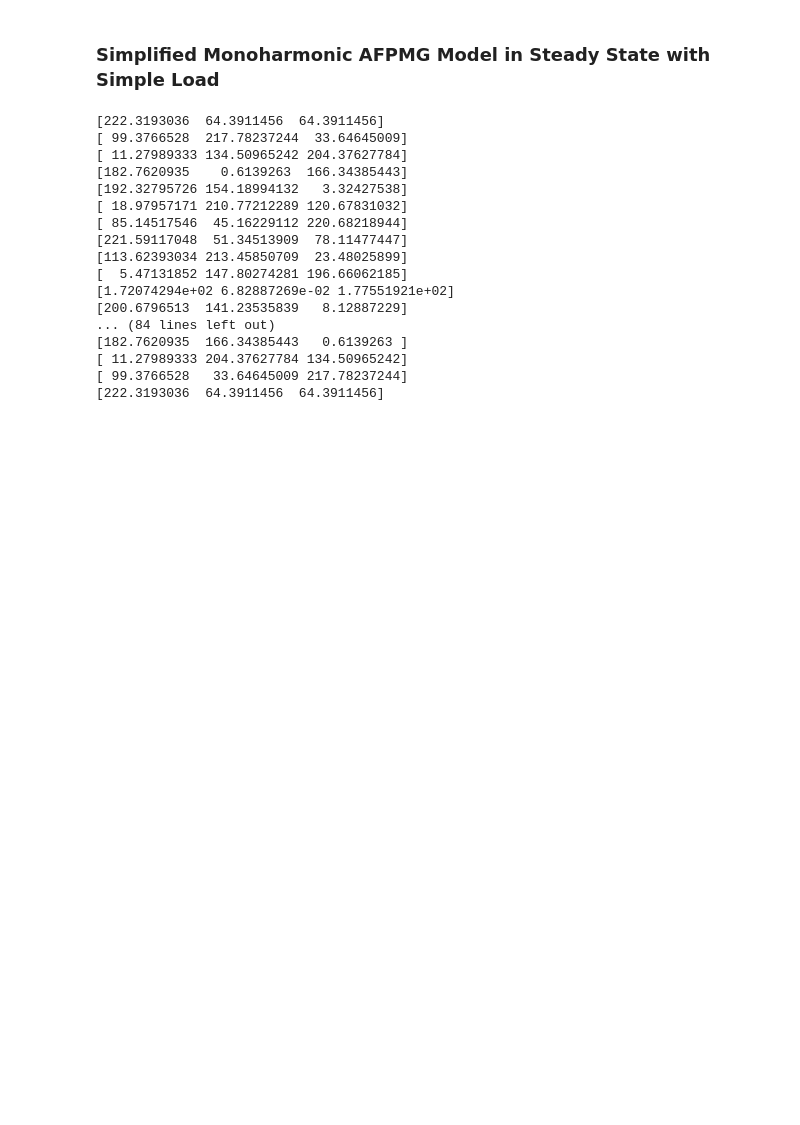
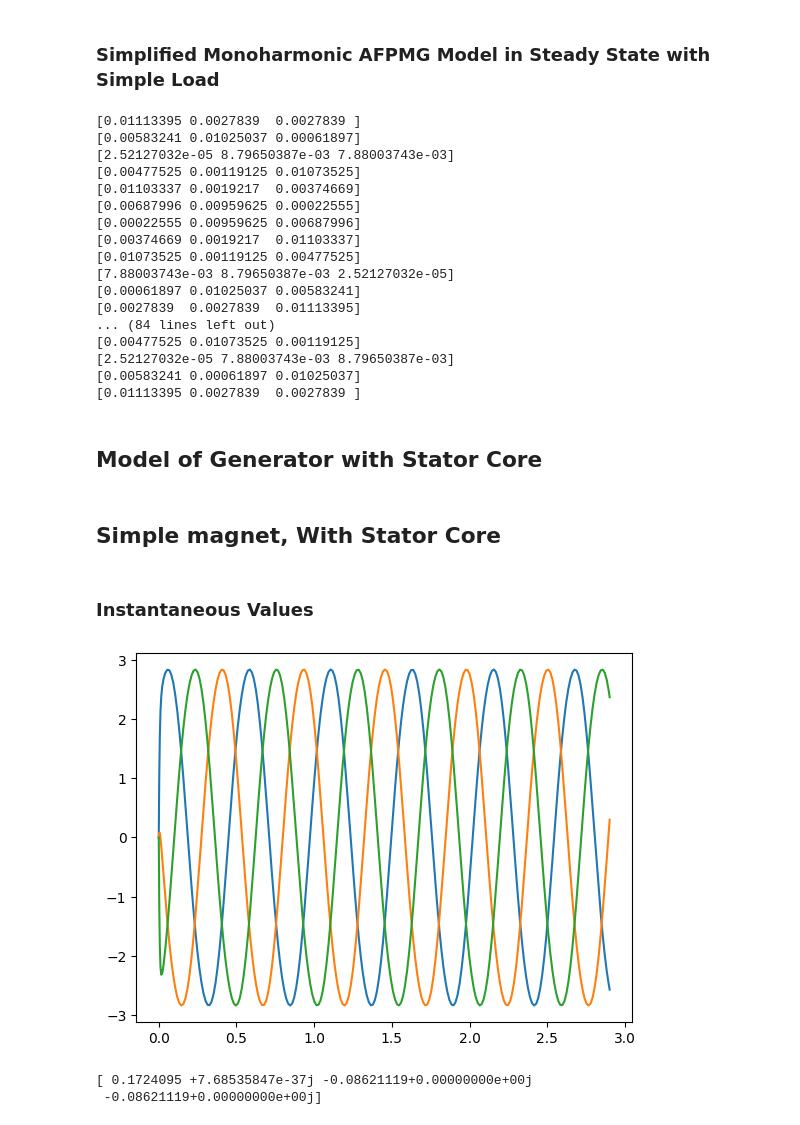
Before and after one commit to Kai-Wen-Lee/UOS_2324_GDP_2_AFPMG, a Jupyter notebook: AFPMG_DesignAnalysis.ipynb, the cells around one changed output. Cells and saved outputs as stored; diff of their text form; code cells hidden in the pictures; blank space fills up the shorter version.

```diff
--- a/AFPMG_DesignAnalysis.ipynb
+++ b/AFPMG_DesignAnalysis.ipynb
@@ -286,22 +301,24 @@ plt.show()
 '''
 From [1]
 E_G_ph        :    EMF per phase of generator
-e_PM_a        :    Generator EMF for winding a at constant speed in zero current state (no load)
+
 ϕ             :    Angle of rotor position with respect to reference frame
 Ω             :    Angular velocity
 ϑ             :    Power angle
+
 α0            :    Angle of generator EMF
 α0L           :    Angle of load voltage
 
 X_S           :    Generator reactance
 R_S           :    Generator resistance
+
 X_L           :    Load reactance
-
 R_L           :    Load resistance
 L_L           :    Load inductance
 
 I_G           :    Generator phase current
-
+T_em_AV       :    Generator torque per phase
+P_el          :    Generator phase power
 '''
 
 psi_arr=np.linspace(0,2*np.pi,100)
@@ -341,20 +358,24 @@ for psi in psi_arr:
 for sublist in res:
     print(sublist[3])
 # %% [output]
-[222.3193036  64.3911456  64.3911456]
-[ 99.3766528  217.78237244  33.64645009]
-[ 11.27989333 134.50965242 204.37627784]
-[182.7620935    0.6139263  166.34385443]
-[192.32795726 154.18994132   3.32427538]
-[ 18.97957171 210.77212289 120.67831032]
-[ 85.14517546  45.16229112 220.68218944]
-[221.59117048  51.34513909  78.11477447]
-[113.62393034 213.45850709  23.48025899]
-[  5.47131852 147.80274281 196.66062185]
-[1.72074294e+02 6.82887269e-02 1.77551921e+02]
-[200.6796513  141.23535839   8.12887229]
+[0.01113395 0.0027839  0.0027839 ]
+[0.00583241 0.01025037 0.00061897]
+[2.52127032e-05 8.79650387e-03 7.88003743e-03]
+[0.00477525 0.00119125 0.01073525]
+[0.01103337 0.0019217  0.00374669]
+[0.00687996 0.00959625 0.00022555]
+[0.00022555 0.00959625 0.00687996]
+[0.00374669 0.0019217  0.01103337]
+[0.01073525 0.00119125 0.00477525]
+[7.88003743e-03 8.79650387e-03 2.52127032e-05]
+[0.00061897 0.01025037 0.00583241]
+[0.0027839  0.0027839  0.01113395]
 ... (84 lines left out)
-[182.7620935  166.34385443   0.6139263 ]
-[ 11.27989333 204.37627784 134.50965242]
-[ 99.3766528   33.64645009 217.78237244]
-[222.3193036  64.3911456  64.3911456]
+[0.00477525 0.01073525 0.00119125]
+[2.52127032e-05 7.88003743e-03 8.79650387e-03]
+[0.00583241 0.00061897 0.01025037]
+[0.01113395 0.0027839  0.0027839 ]
+# %% [markdown]
+## Model of  Generator with Stator Core
+# %% [markdown]
+## Simple magnet, With Stator Core
@@ -360,0 +445,27 @@ for sublist in res:
+# %% [markdown]
+### Instantaneous Values
+# %%
+ς = np.array([i * p for i in range(-5, 6) if i != 0 and i % 2 != 0])
+M = np.array([i * 3 * p for i in range(-3, 4)])
+
+ψ_ς_PM, L_ss, L_σs, T_cog = CoreGenSimpleMagnet(PMGeoVars, StatorVars, RotorVars, Constants,ς,M)
+
+y0=np.array([0,0,0,0],dtype=np.complex128)
+
+RPM=277
+
+args_=(RPM,L_σs,L_ss,R_stator,(R_o-R_i)/2,a_mi,ψ_ς_PM,ς)
+t=solve_ivp(AFPMG_MODEL,[0.0,0.1],y0,args=args_).t
+sol=solve_ivp(AFPMG_MODEL,[0.0,0.1],y0,args=args_).y
+
+for i in range(3):
+    plt.plot(sol[3],sol[i])
+
+plt.show()
+
+E_G_ph = p * RPM_2_angvel(RPM) * np.sqrt(2) * ψ_PM
+print(E_G_ph)
+# %% [output]
+[figure, added]
+[ 0.1724095 +7.68535847e-37j -0.08621119+0.00000000e+00j
+ -0.08621119+0.00000000e+00j]
```
Also changed, not shown: parts of 20 cells of this notebook, 8 other files.
